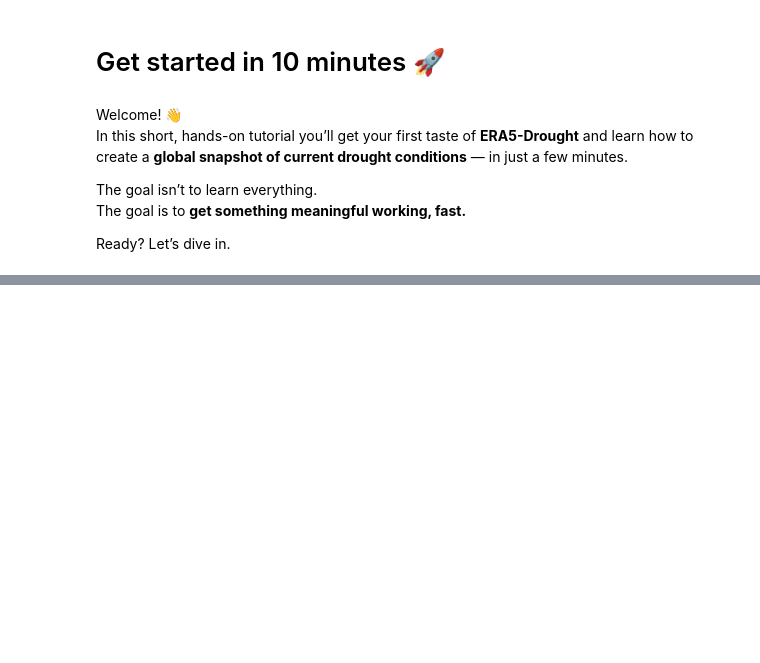
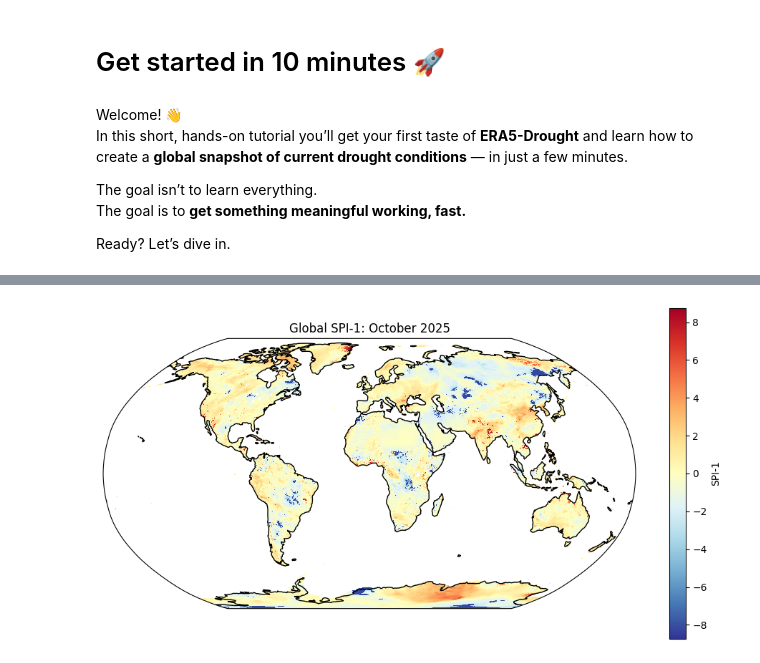
Before and after one commit to jkeune/ERA5-Drought_book, a Jupyter notebook: tutorials/get_started.ipynb, the cells around one changed output, grey strips where cells are left out. Saved outputs shown, nothing was run; the diff lists cells and outputs as text; code cells hidden in the pictures; blank space fills up the shorter version.

```diff
--- a/tutorials/get_started.ipynb
+++ b/tutorials/get_started.ipynb
@@ -77,7 +76,11 @@ The data will be stored in a file called:
 # %%
 import cdsapi
+import zipfile
+import os
 
-era5d_file = "era5_drought_latest_snapshot.nc"
+# File names
+zip_file = "era5_drought_latest_snapshot.zip"
+nc_file = "SPI1_gamma_global_era5t_moda_ref1991to2020_202510.nc"  # inside the zip
 
 dataset = "derived-drought-historical-monthly"
 request = {
@@ -85,10 +88,16 @@ request = {
     "accumulation_period": ["1"],
     "version": "1_0",
     "product_type": ["reanalysis"],
-    "dataset_type": "unconsolidated_dataset",
+    "dataset_type": "intermediate_dataset",
     "year": ["2025"],
     "month": ["10"]
 }
 
 client = cdsapi.Client()
 client.retrieve(dataset, request).download(era5d_file)
+
+# Extract the NetCDF file from the zip
+with zipfile.ZipFile(zip_file, 'r') as z:
+    z.extract(nc_file, path=".")
+
+print(f"Data extracted to {nc_file}")
@@ -102,0 +123,8 @@ Once this cell finishes running, you'll have a complete global SPI-1 snapshot re
+# %%
+import xarray as xr
+
+# Open the downloaded SPI NetCDF file
+ds = xr.open_dataset(nc_file)
+
+# Take a quick look at the dataset
+ds
@@ -102,0 +166,22 @@ Once this cell finishes running, you'll have a complete global SPI-1 snapshot re
+# %%
+import matplotlib.pyplot as plt
+import cartopy.crs as ccrs
+
+# Select the SPI-1 variable for the first (and only) time slice
+spi1 = ds['SPI1'].isel(time=0)
+
+# Create the figure
+plt.figure(figsize=(12,6))
+
+ax = plt.axes(projection=ccrs.Robinson())
+spi1.plot(
+    ax=ax,
+    transform=ccrs.PlateCarree(),
+    cmap='RdYlBu_r',   # Blue for wet, red for dry
+    cbar_kwargs={'label': 'SPI-1'}
+)
+ax.coastlines()
+ax.set_title("Global SPI-1: October 2025")
+plt.show()
+# %% [output]
+[figure, added]
```
Also changed, not shown: parts of 10 cells of this notebook.
